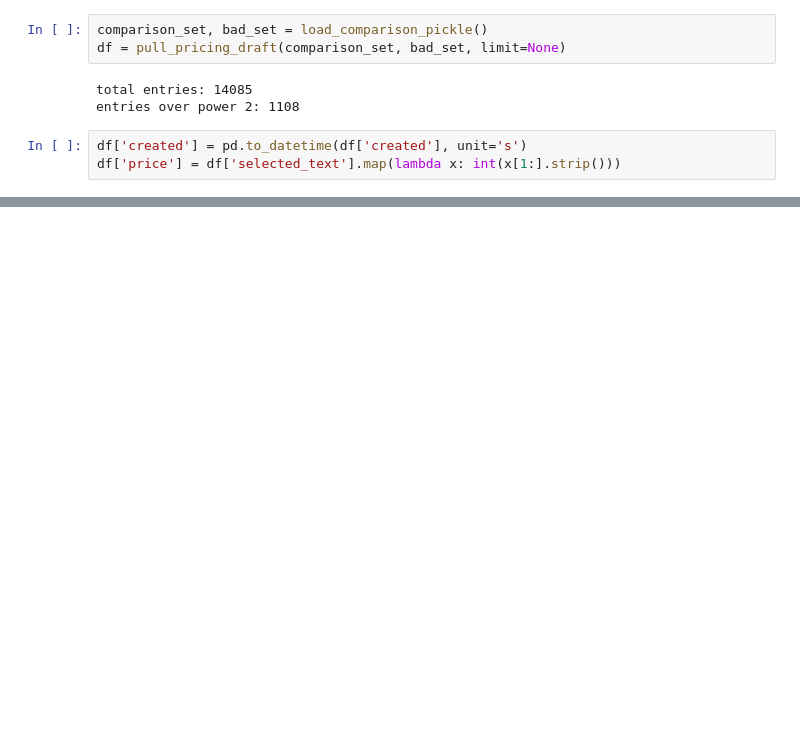
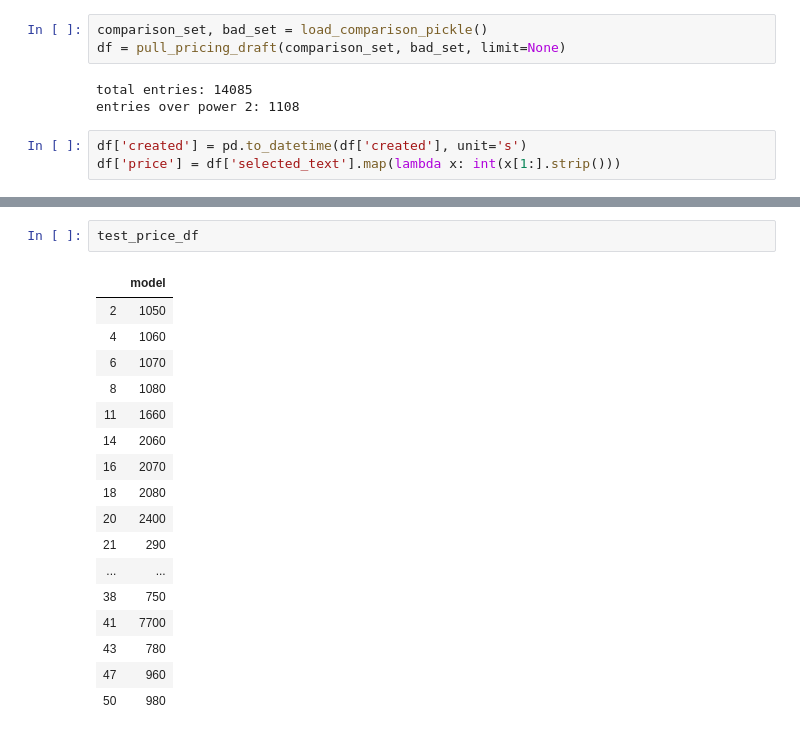
Before and after one commit to ErinMyLungs/Aesop-s-Pawnshop, a Jupyter notebook: notebooks/EDA Used Nvidia GPUs.ipynb, the cells around one changed output, grey strips where cells are left out. Cells and saved outputs as stored; diff of their text form; blank space fills up the shorter version.

```diff
--- a/notebooks/EDA Used Nvidia GPUs.ipynb
+++ b/notebooks/EDA Used Nvidia GPUs.ipynb
@@ -83,0 +164,20 @@ df.loc[df['title_select'].str.len() > 80]
+# %%
+test_price_df
+# %% [output]
+|  | model |
+| 2 | 1050 |
+| 4 | 1060 |
+| 6 | 1070 |
+| 8 | 1080 |
+| 11 | 1660 |
+| 14 | 2060 |
+| 16 | 2070 |
+| 18 | 2080 |
+| 20 | 2400 |
+| 21 | 290 |
+| ... | ... |
+| 38 | 750 |
+| 41 | 7700 |
+| 43 | 780 |
+| 47 | 960 |
+| 50 | 980 |
```
Also changed, not shown: parts of 27 cells of this notebook, 2 other files.
